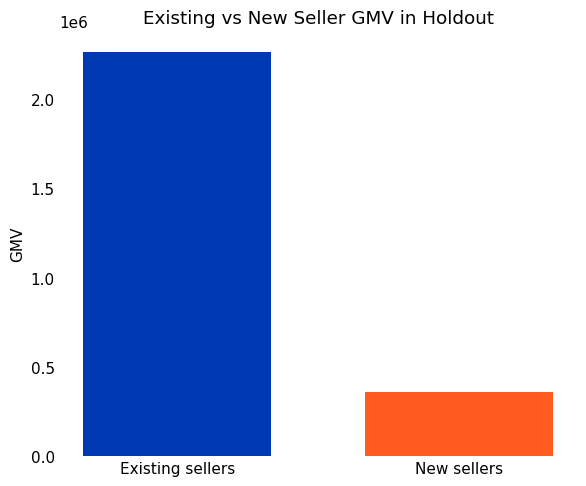
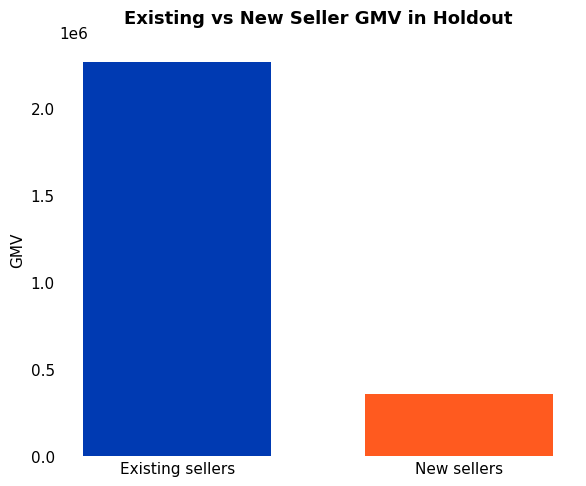
The notebook cell's code change between the first figure and the second:
--- before
+++ after
@@ -51,5 +51,5 @@
 ax.set_xticklabels(labels)
 
-ax.set_title("Existing vs New Seller GMV in Holdout")
+ax.set_title("Existing vs New Seller GMV in Holdout", fontsize=13, fontweight="bold", pad=14)
 ax.set_ylabel("GMV")
 

Commit: Change title format of charts/plots